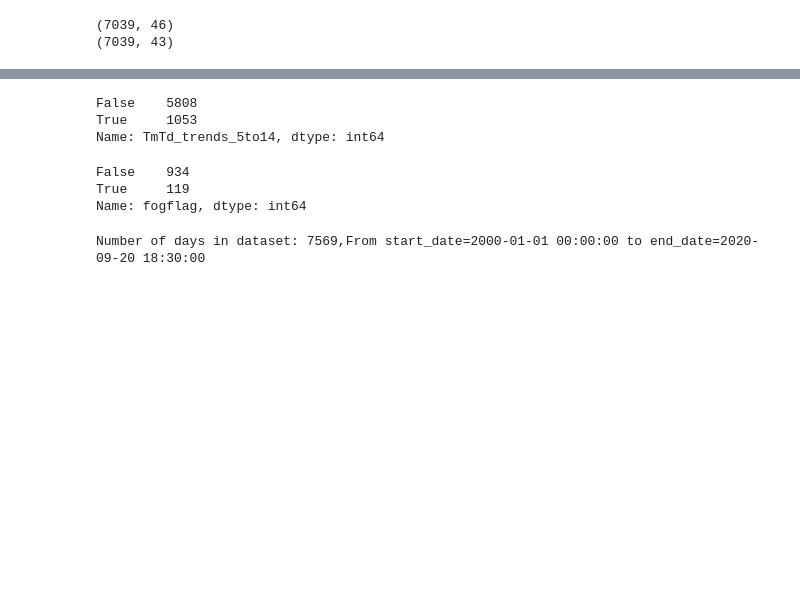
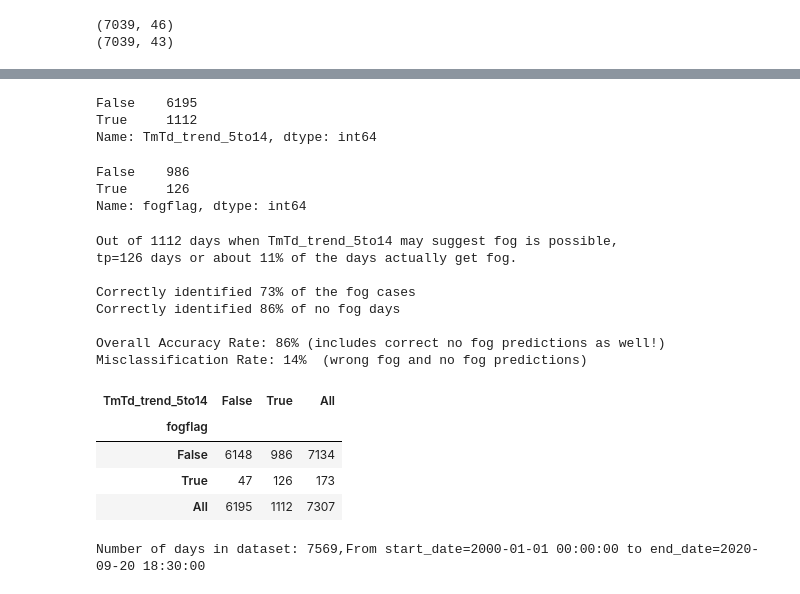
Before and after one commit to launda/avguide, a Jupyter notebook: Fog_Forecasting.ipynb, the cells around one changed output, grey strips where cells are left out. Cells and saved outputs as stored; diff of their text form; code cells hidden in the pictures; blank space fills up the shorter version.

```diff
--- a/Fog_Forecasting.ipynb
+++ b/Fog_Forecasting.ipynb
@@ -192,20 +260,53 @@ Name: fogflag, dtype: int64
 # %%
-fg_aut['TmTd_trends_5to14']= (fg_aut['TmTd14']<fg_aut['TmTd11']) & \
+fg_aut['TmTd_trend_5to14']= (fg_aut['TmTd14']<fg_aut['TmTd11']) & \
                             (fg_aut['TmTd11']<fg_aut['TmTd8']) & \
                             (fg_aut['TmTd8']<fg_aut['TmTd5'])  & \
                 (fg_aut['TmTd14']<2) & (fg_aut['TmTd11']<3)
-fg_aut['TmTd_trends_5to14'].value_counts()
+fg_aut['TmTd_trend_5to14'].value_counts()
 # %% [output]
-False    5808
-True     1053
-Name: TmTd_trends_5to14, dtype: int64
+False    6195
+True     1112
+Name: TmTd_trend_5to14, dtype: int64
 # %%
 # of about 1000 days that have the right (decreasing) TmTd trend , 122 lead to fog with 956 false leads
-fg_aut.loc[fg_aut['TmTd_trends_5to14'],'fogflag'].value_counts()
+fg_aut.loc[fg_aut['TmTd_trend_5to14'],'fogflag'].value_counts()
 # %% [output]
-False    934
-True     119
+False    986
+True     126
 Name: fogflag, dtype: int64
+# %%
+cross = pd.crosstab(index=fg_aut['fogflag'],
+            columns=fg_aut['TmTd_trend_5to14'],
+            margins=True)
+
+tn=cross.loc[False,False]
+fp=cross.loc[False,True]
+fn=cross.loc[True,False]
+tp=cross.loc[True,True]
+
+print(f'\nOut of {cross.loc["All",True]} days when TmTd_trend_5to14 may suggest fog is possible,\n\
+tp={tp} days or about {tp/cross.loc["All",True]*100:.0f}% of the days actually get fog.')
+
+print(f'\nCorrectly identified {tp  /cross.loc[True,"All"]* 100:.0f}% of the fog cases' )
+print(f'Correctly identified {tn /cross.loc[False,"All"]*100:.0f}% of no fog days' )
+
+print(f'\nOverall Accuracy Rate: {(tn+tp)/(tn+tp+fp+fn)*100:.0f}% (includes correct no fog predictions as well!)')
+print(f'Misclassification Rate: {(fp+fn)/(tn+tp+fp+fn)*100:.0f}%  (wrong fog and no fog predictions)')
+cross
+# %% [output]
+Out of 1112 days when TmTd_trend_5to14 may suggest fog is possible,
+tp=126 days or about 11% of the days actually get fog.
+
+Correctly identified 73% of the fog cases
+Correctly identified 86% of no fog days
+
+Overall Accuracy Rate: 86% (includes correct no fog predictions as well!)
+Misclassification Rate: 14%  (wrong fog and no fog predictions)
+| TmTd_trend_5to14 | False | True | All |
+| fogflag |  |  |  |
+| False | 6148 | 986 | 7134 |
+| True | 47 | 126 | 173 |
+| All | 6195 | 1112 | 7307 |
 # %%
 '''Now grab climate zone data file for station '''
 #from utility_functions_sep2018 import process_climate_zone_csv_2020
```
Also changed, not shown: parts of 27 cells of this notebook, 1 other file.
